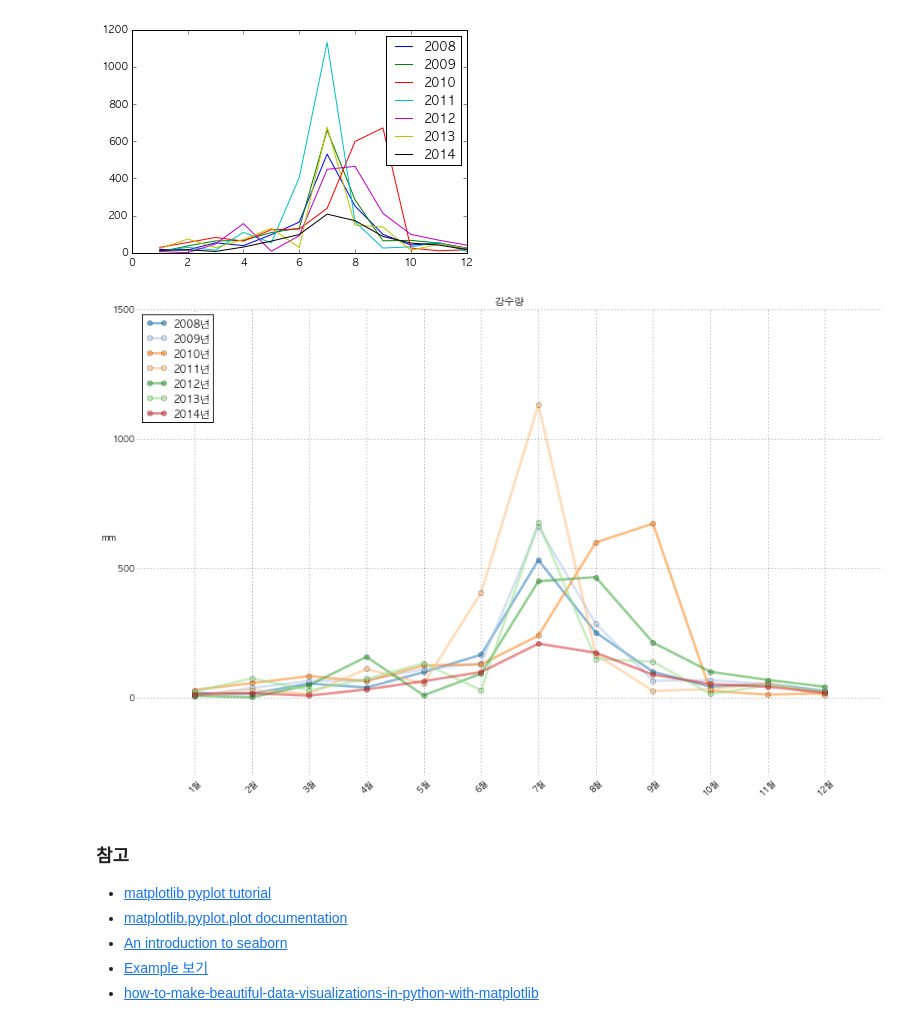
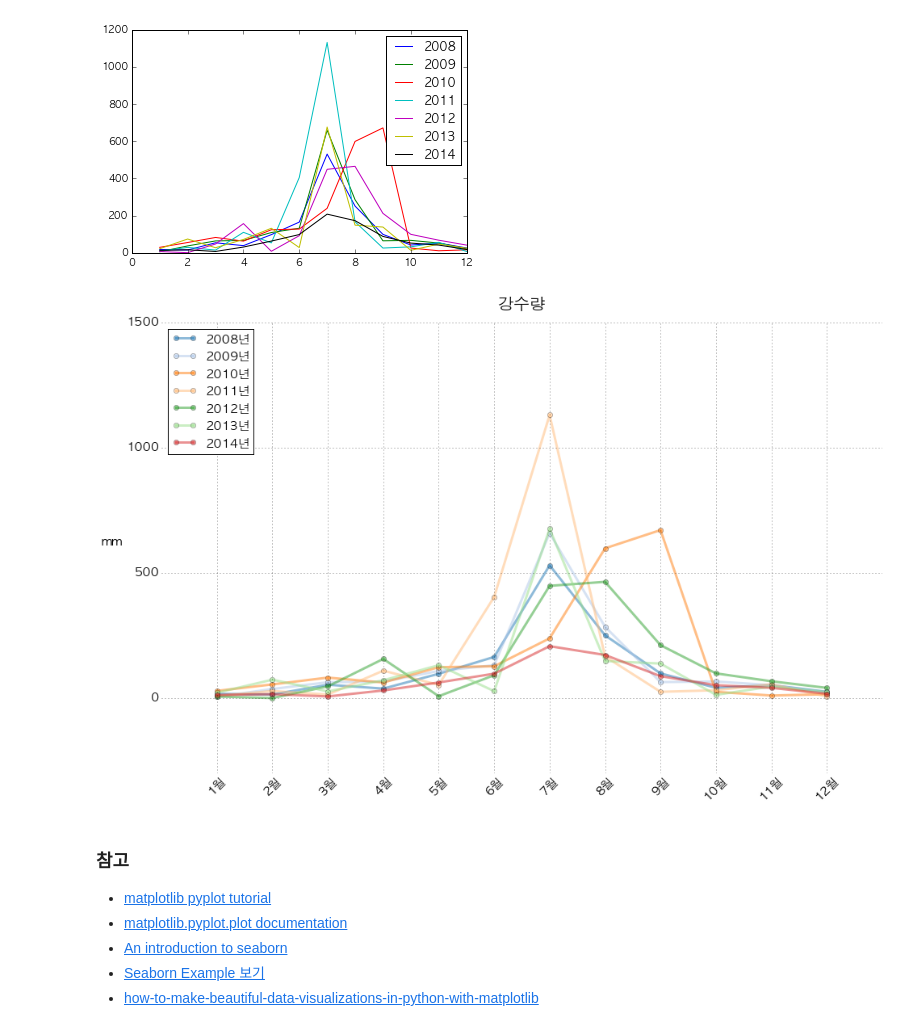
Before and after one commit to LyuGGang/python-data-analytics-lecture, a Jupyter notebook: 강의자료/7_visualization.ipynb, the cells around one changed output. Saved outputs shown, nothing was run; the diff lists cells and outputs as text; code cells hidden in the pictures.

```diff
--- a/강의자료/7_visualization.ipynb
+++ b/강의자료/7_visualization.ipynb
@@ -936,46 +991,49 @@ for index, row in rain_df.iterrows():
     plt.plot(range(1,13), row[3:].values, 'o-', label=label.decode('utf-8'), \
              linewidth=3, color=tableau20[index], alpha=0.5)
 
-plt.title(get_hg('강수량'))
-plt.xticks(range(1,13), data_2008.index, rotation=45)
-plt.ylabel('mm', rotation=0)
-plt.legend(loc='upper left')
+plt.title(get_hg('강수량'), fontsize=20, y=1.02)
+plt.xticks(range(1,13), data_2008.index, rotation=45, fontsize=15)
+plt.yticks(fontsize=15)
+plt.ylabel('mm', rotation=0, fontsize=15, labelpad=20)
+plt.legend(loc='upper left', fontsize=15)
 
 # X,Y축 범위를 조절합니다.
 plt.xlim([1,12])
 plt.ylim([0,1200])
 
 # x tick을 정합니다.
-plt.xticks(x)
+# plt.xticks(x)
 
 # margin을 정해줍니다.
 plot_x_margin = 1
 plot_y_margin = 300
 xl, xr, yl, yr = plt.axis()
 plt.axis((xl - plot_x_margin,
           xr + plot_x_margin,
           yl - plot_y_margin,
           yr + plot_y_margin))
 
 # spine 지우기
 ax = plt.subplot(111)
 ax.spines["top"].set_visible(False)
 ax.spines["bottom"].set_visible(False)
 ax.spines["right"].set_visible(False)
 ax.spines["left"].set_visible(False)
 
 # grid 보여주기
 plt.grid()
 
 # tick 지우기
 plt.tick_params(bottom="off", top="off", left="off", right="off",
                 labelbottom="on", labelleft="on")
+
+plt.savefig('rainfall.png')
 # %% [output]
-[figure, old version]
+[figure, new version]
 # %% [markdown]
 ### 참고
 - [matplotlib pyplot tutorial](http://matplotlib.org/users/pyplot_tutorial.html)
 - [matplotlib.pyplot.plot documentation](http://matplotlib.org/api/pyplot_api.html#matplotlib.pyplot.plot)
 - [An introduction to seaborn](http://stanford.edu/~mwaskom/software/seaborn/introduction.html#introduction)
-- [Example 보기](http://stanford.edu/~mwaskom/software/seaborn/examples/index.html#example-gallery)
+- [Seaborn Example 보기](http://stanford.edu/~mwaskom/software/seaborn/examples/index.html#example-gallery)
 - [how-to-make-beautiful-data-visualizations-in-python-with-matplotlib](http://www.randalolson.com/2014/06/28/how-to-make-beautiful-data-visualizations-in-python-with-matplotlib/)
```
Also changed, not shown: parts of 39 cells of this notebook.
